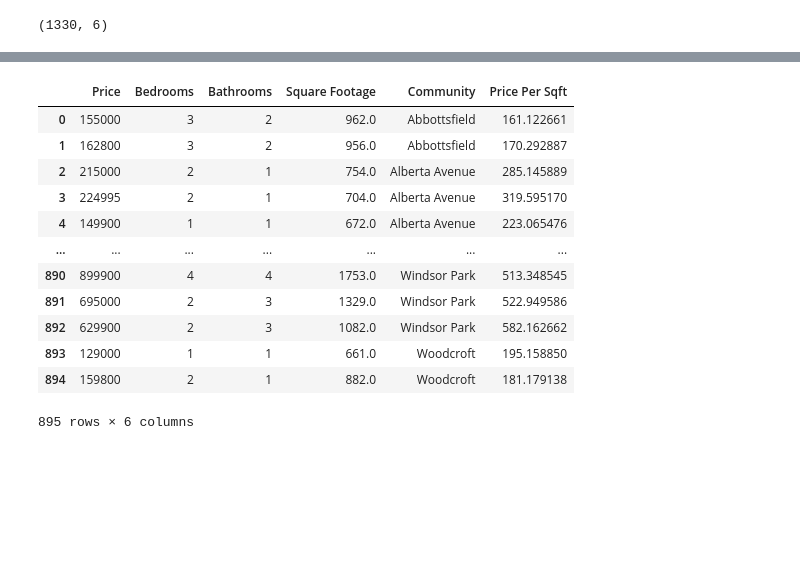
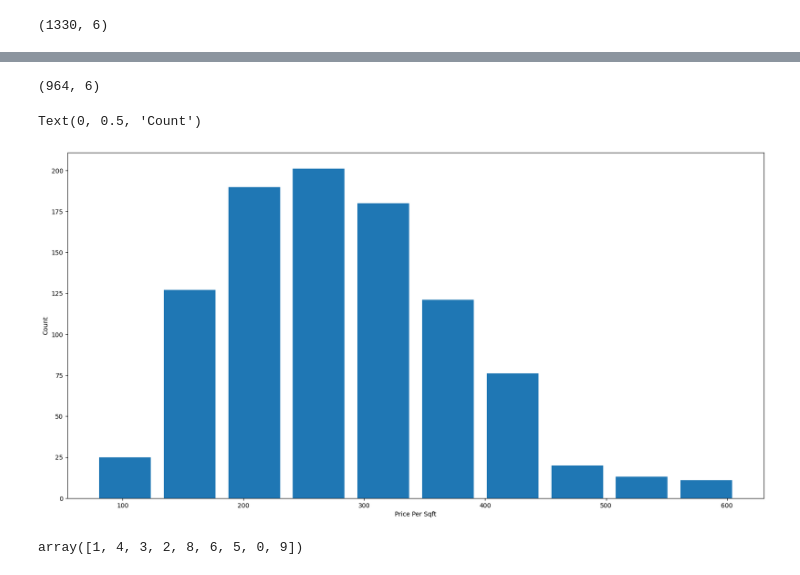
Before and after one commit to Gurbnova/Edmonton-House-Predictions, a Jupyter notebook: Edmonton_House_Predictions.ipynb, the cells around one changed output, grey strips where cells are left out. Cells and saved outputs as stored; diff of their text form; code cells hidden in the pictures; blank space fills up the shorter version.

```diff
--- a/Edmonton_House_Predictions.ipynb
+++ b/Edmonton_House_Predictions.ipynb
@@ -180,18 +228,39 @@ def remove_pps_outliers(df):
   return df_out
 
 df5 = remove_pps_outliers(df4)
-df
+df5.shape
+
+def remove_bhk_outliers(df):
+    exclude_indices = np.array([])
+    for location, location_df in df.groupby('Community'):
+        bhk_stats = {}
+        for bhk, bhk_df in location_df.groupby('Bedrooms'):
+            bhk_stats[bhk] = {
+                'mean': np.mean(bhk_df['Price Per Sqft']),
+                'std': np.std(bhk_df['Price Per Sqft']),
+                'count': bhk_df.shape[0]
+            }
+        for bhk, bhk_df in location_df.groupby('Bedrooms'):
+            stats = bhk_stats.get(bhk-1)
+            if stats and stats['count'] > 5:
+                exclude_indices = np.append(exclude_indices,
+                                            bhk_df[bhk_df['Price Per Sqft'] < (stats['mean'] - 2 * stats['std'])].index.values)
+    return df.drop(exclude_indices, axis='index')
+
+df6 = remove_bhk_outliers(df5)
+df6.shape
 # %% [output]
-|  | Price | Bedrooms | Bathrooms | Square Footage | Community | Price Per Sqft |
-| 0 | 155000 | 3 | 2 | 962.0 | Abbottsfield | 161.122661 |
-| 1 | 162800 | 3 | 2 | 956.0 | Abbottsfield | 170.292887 |
-| 2 | 215000 | 2 | 1 | 754.0 | Alberta Avenue | 285.145889 |
-| 3 | 224995 | 2 | 1 | 704.0 | Alberta Avenue | 319.595170 |
-| 4 | 149900 | 1 | 1 | 672.0 | Alberta Avenue | 223.065476 |
-| ... | ... | ... | ... | ... | ... | ... |
-| 890 | 899900 | 4 | 4 | 1753.0 | Windsor Park | 513.348545 |
-| 891 | 695000 | 2 | 3 | 1329.0 | Windsor Park | 522.949586 |
-| 892 | 629900 | 2 | 3 | 1082.0 | Windsor Park | 582.162662 |
-| 893 | 129000 | 1 | 1 | 661.0 | Woodcroft | 195.158850 |
-| 894 | 159800 | 2 | 1 | 882.0 | Woodcroft | 181.179138 |
-895 rows × 6 columns
+(964, 6)
+# %%
+plt.hist(df6['Price Per Sqft'], rwidth=0.8)
+plt.xlabel('Price Per Sqft')
+plt.ylabel('Count')
+# %% [output]
+Text(0, 0.5, 'Count')
+[figure, added]
+# %%
+# We see that the majority of the houses fall in $200-$300 range, but there are still some outliers to clean
+
+df6['Bathrooms'].unique()
+# %% [output]
+array([1, 4, 3, 2, 8, 6, 5, 0, 9])
```
Also changed, not shown: parts of 28 cells of this notebook.
